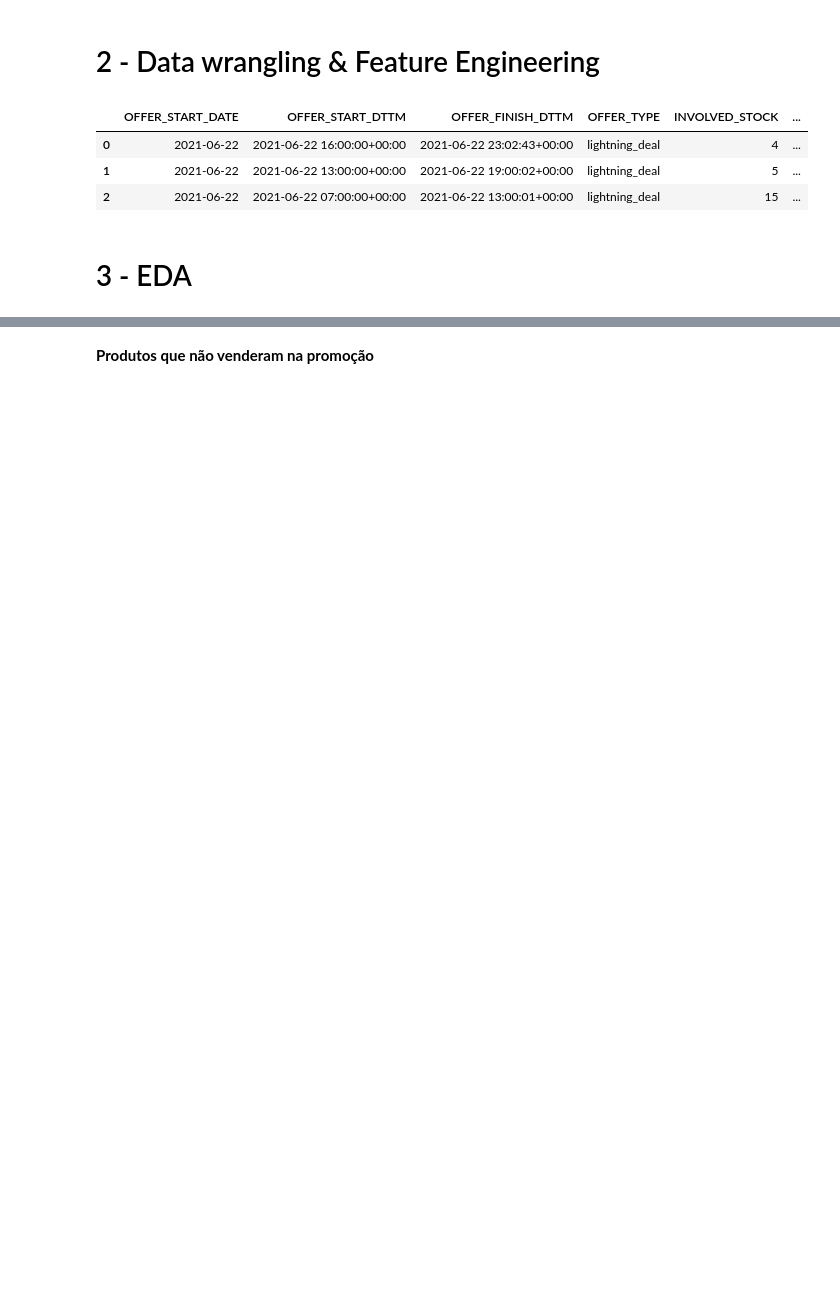
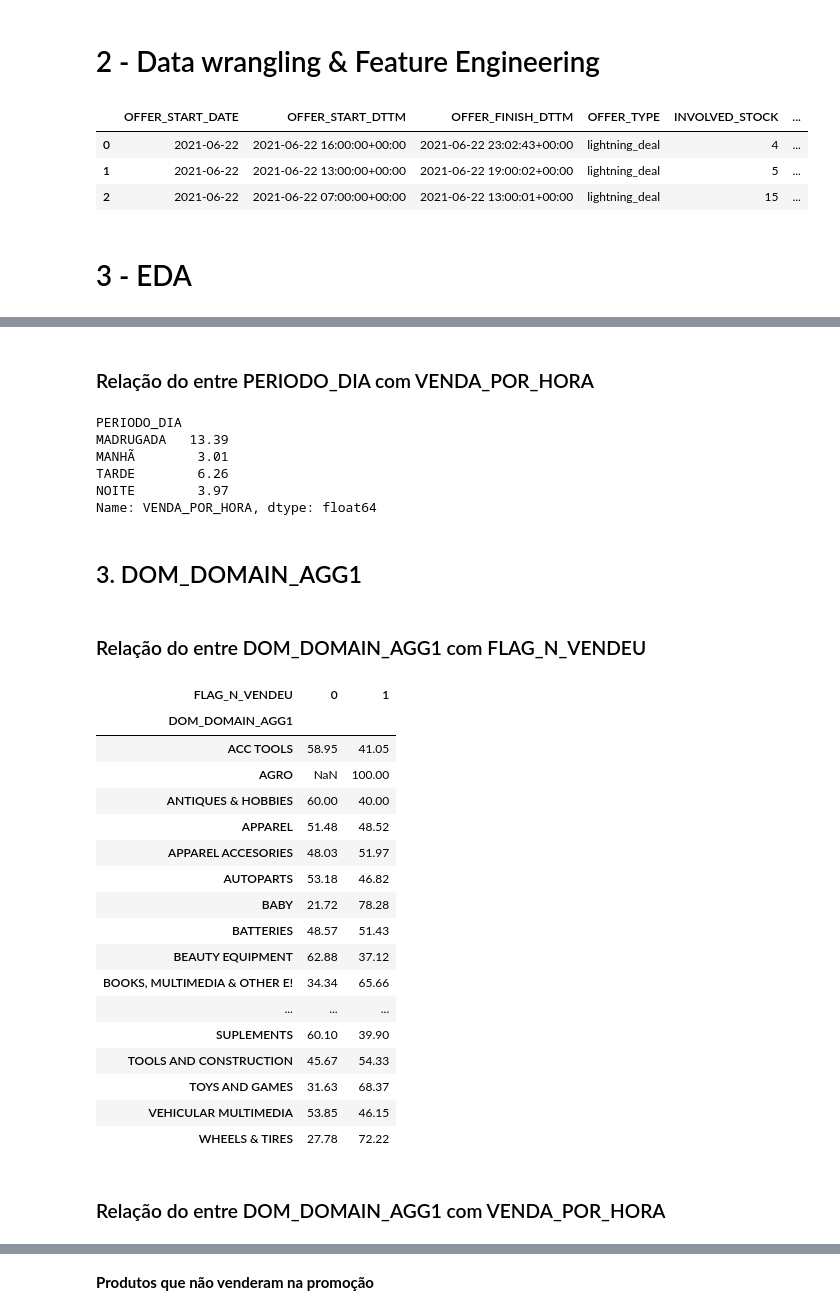
Before and after one commit to santoshenrique2021/case_mercado_livre, a Jupyter notebook: Case_Mercado_Livre.ipynb, the cells around one changed output, grey strips where cells are left out. Saved outputs shown, nothing was run; the diff lists cells and outputs as text; code cells hidden in the pictures; blank space fills up the shorter version.

Commit message:
atualização dos resultados
novas análises.

```diff
--- a/Case_Mercado_Livre.ipynb
+++ b/Case_Mercado_Livre.ipynb
@@ -166,5 +247,20 @@ df['OFFER_FINISH_DTTM'] = pd.to_datetime(df['OFFER_FINISH_DTTM'])
 # %%
 #Criar a variável DURACAO, duração da promoção (medido em horas)
 df['DURACAO'] = ((df['OFFER_FINISH_DTTM'] - df['OFFER_START_DTTM']).dt.total_seconds() / 3600).round(2)
+# %%
+#Criar a variável, PERIODO_DIA.
+
+#Extrair a hora do datetime
+df['HORA'] = pd.to_datetime(df['OFFER_START_DTTM']).dt.hour
+
+#Definir os intervalos e rótulos
+bins = [0, 6, 12, 18, 24]  # 0-6, 6-12, 12-18, 18-24
+labels = ['MADRUGADA', 'MANHA', 'TARDE', 'NOITE']
+
+#Criar a coluna PERIODO_DIA
+df['PERIODO_DIA'] = pd.cut(df['HORA'], bins=bins, labels=labels, right=False, include_lowest=True)
+
+#Remover a coluna auxiliar 'HORA' se não for mais necessária
+df.drop('HORA', axis=1, inplace=True)
 # %%
 #Criar a variável DIA_SEMANA
@@ -203,0 +414,42 @@ df.head(3) #7 variáveis foram criadas (Gera um CSV com as variáveis criadas)
+# %% [markdown]
+### Relação do entre PERIODO_DIA com VENDA_POR_HORA
+# %%
+df.groupby('PERIODO_DIA')['VENDA_POR_HORA'].mean() #A tarde vende-se mais itens por hora (6)
+                                                   #Performance da NOITE é melhor que a de MANHA
+                                                   #Desprezar o resultado da MADRUGADA
+# %% [output]
+PERIODO_DIA
+MADRUGADA   13.39
+MANHÃ        3.01
+TARDE        6.26
+NOITE        3.97
+Name: VENDA_POR_HORA, dtype: float64
+# %% [markdown]
+## 3. DOM_DOMAIN_AGG1
+# %% [markdown]
+### Relação do entre DOM_DOMAIN_AGG1 com FLAG_N_VENDEU
+# %%
+100 * df.groupby('DOM_DOMAIN_AGG1')['FLAG_N_VENDEU'].value_counts(normalize=True).sort_values().unstack()
+#Percentual de não vendeu
+##HOME&DECOR (50%) , APPAREL ACCESORIES (52%), APPARE (49%), COMPUTERS (43%), SPORTS (48%), PHARMACEUTICS (27%), ELECTRONICS (55%) e PERSONAL CARE (49%)
+# %% [output]
+| FLAG_N_VENDEU | 0 | 1 |
+| DOM_DOMAIN_AGG1 |  |  |
+| ACC TOOLS | 58.95 | 41.05 |
+| AGRO | NaN | 100.00 |
+| ANTIQUES & HOBBIES | 60.00 | 40.00 |
+| APPAREL | 51.48 | 48.52 |
+| APPAREL ACCESORIES | 48.03 | 51.97 |
+| AUTOPARTS | 53.18 | 46.82 |
+| BABY | 21.72 | 78.28 |
+| BATTERIES | 48.57 | 51.43 |
+| BEAUTY EQUIPMENT | 62.88 | 37.12 |
+| BOOKS, MULTIMEDIA & OTHER E! | 34.34 | 65.66 |
+| ... | ... | ... |
+| SUPLEMENTS | 60.10 | 39.90 |
+| TOOLS AND CONSTRUCTION | 45.67 | 54.33 |
+| TOYS AND GAMES | 31.63 | 68.37 |
+| VEHICULAR MULTIMEDIA | 53.85 | 46.15 |
+| WHEELS & TIRES | 27.78 | 72.22 |
+# %% [markdown]
+### Relação do entre DOM_DOMAIN_AGG1 com VENDA_POR_HORA
```
Also changed, not shown: parts of 82 cells of this notebook, 2 other files.
